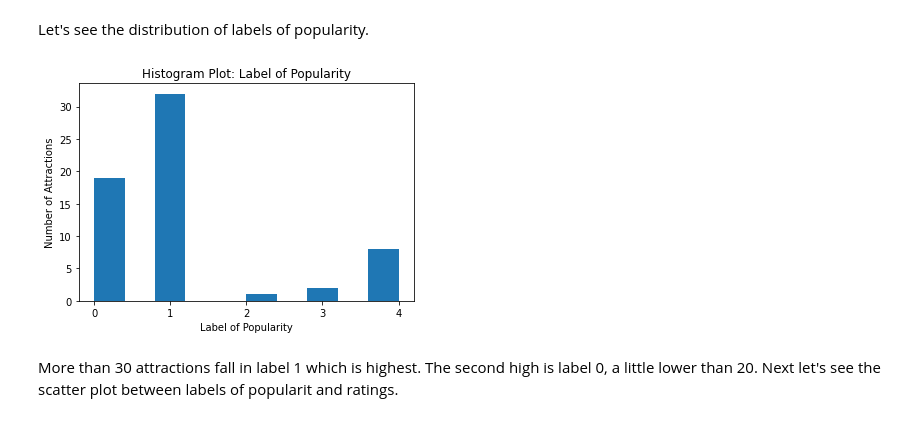
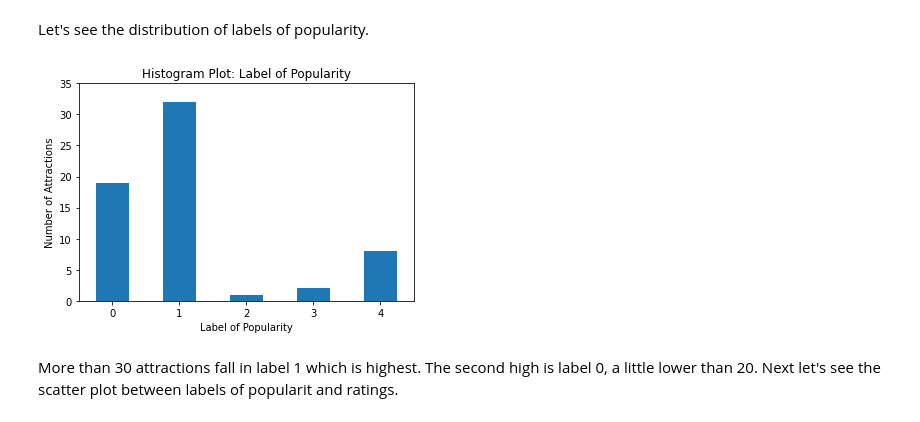
Before and after one commit to claire886/Coursera-_Capstone, a Jupyter notebook: Portland_Trip_Planner.ipynb, the cells around one changed output. Saved outputs shown, nothing was run; the diff lists cells and outputs as text; code cells hidden in the pictures.

Commit message:
modify histogram plot

```diff
--- a/Portland_Trip_Planner.ipynb
+++ b/Portland_Trip_Planner.ipynb
@@ -441,12 +441,15 @@ tosee_df.head()
 # %% [markdown]
 Let's see the distribution of labels of popularity.
 # %%
-tosee_df['popularity'].plot(kind='hist', xticks = [0, 1, 2, 3, 4]);
+ax = plt.subplot()
+plt.hist(tosee_df['popularity'], range=(-0.25, 4.75))
 plt.xlabel('Label of Popularity');
 plt.ylabel('Number of Attractions');
 plt.title('Histogram Plot: Label of Popularity');
+plt.axis([-.5, 4.5, 0, 35])
+ax.set_xticks([0, 1, 2, 3, 4]);
 # %% [output]
-[figure, old version]
+[figure, new version]
 # %% [markdown]
 More than 30 attractions fall in label 1 which is highest. The second high is label 0, a little lower than 20. Next let's see the scatter plot between labels of popularit and ratings.
 # %%
```
